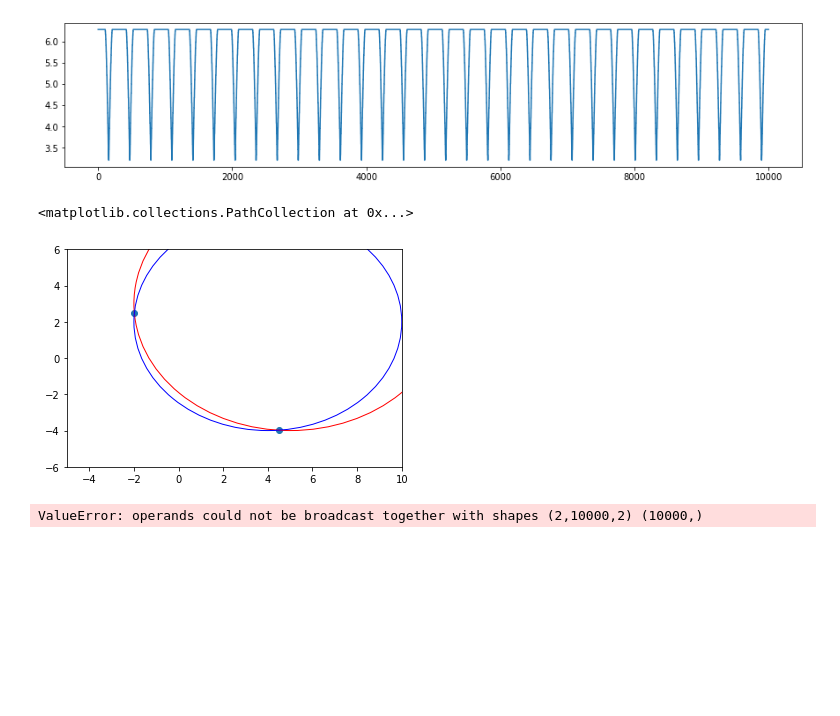
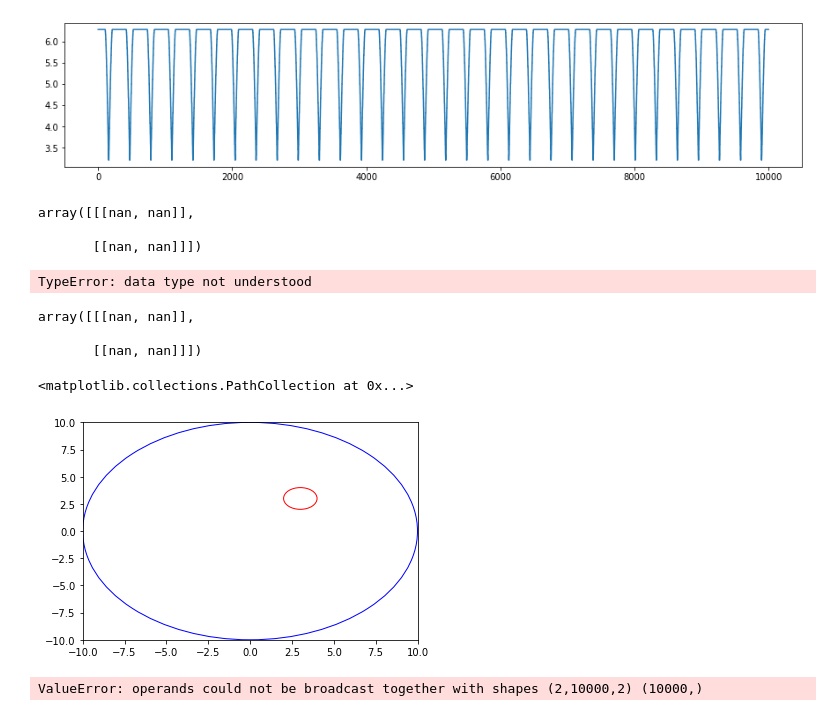
Before and after one commit to joheenc/numerical-transit-sim, a Jupyter notebook: Untitled.ipynb, the cells around one changed output. Drawn from its saved outputs; the diff is of its cells as text; code cells hidden in the pictures; blank space fills up the shorter version.

Commit message:
finished 3 circle overlap

```diff
--- a/Untitled.ipynb
+++ b/Untitled.ipynb
@@ -40,11 +40,12 @@ def draworbits(r1s, r2s, M1, M2):
     plt.show()
     plt.clf()
 
-def coveredArea(r1s, r2s, R1, R2):
+def areaOverlap(r1s, r2s, R1, R2):
     d = np.linalg.norm(r2s-r1s, axis=1)
     d1 = (R1**2 - R2**2 + d**2)/(2*d)
     d2 = d - d1
     A = R1**2 * np.arccos(d1/R1) - d1*np.sqrt(R1**2-d1**2) + R2**2 * np.arccos(d2/R2) - d2*np.sqrt(R2**2-d2**2) # intersection area
     A = np.nan_to_num(A)
-    A[np.where(A < np.abs(R1-R2))] = np.pi * max(R1, R2)**2
-    return np.pi*R1**2 + np.pi*R2**2 - A
+    A[np.where(np.linalg.norm(r1s-r2s) == 0)] = np.pi * min(R1, R2)**2
+    A[np.where(A < np.abs(R1-R2))] = np.pi * min(R1, R2)**2
+    return A
@@ -100,23 +147,39 @@ def intersection(data):
+# %%
+intersection(3, 3, 0, 0, 1, 10)
+# %% [output]
+array([[[nan, nan]],
+
+       [[nan, nan]]])
+# %%
+threeAreaOverlap([3, 3, 1, -2, -3, 1, 0, 0, 10])
+# %% [output]
+TypeError: data type not understood
+# %%
+iis
+# %% [output]
+array([[[nan, nan]],
+
+       [[nan, nan]]])
 # %%
-x1 = 5
+x1 = 3
 y1 = 3
-x2 = 4
-y2 = 2
-R1 = 7
-R2 = 6
+x2 = 0
+y2 = 0
+R1 = 1
+R2 = 10
 circle1 = plt.Circle((x1, y1), R1, color='r', fill=False)
 circle2 = plt.Circle((x2, y2), R2, color='blue', fill=False)
 
 fig, ax = plt.subplots() # note we must use plt.subplots, not plt.subplot
-ax.set_xlim(-5, 10)
-ax.set_ylim(-6, 6)
+ax.set_xlim(-10, 10)
+ax.set_ylim(-10, 10)
 ax.add_artist(circle1)
 ax.add_artist(circle2)
-iis = intersection([x1, y1, x2, y2, R1, R2])
+iis = intersection(x1, y1, x2, y2, R1, R2)
 ax.scatter(iis[:, 0, 0], iis[:, 0, 1])
 # %% [output]
 <matplotlib.collections.PathCollection at 0x...>
-[figure, old version]
+[figure, new version]
 # %%
 Rs = 10
 com = np.array(np.linspace(-15, 15, 10000)
```
Also changed, not shown: parts of 4 cells of this notebook.
